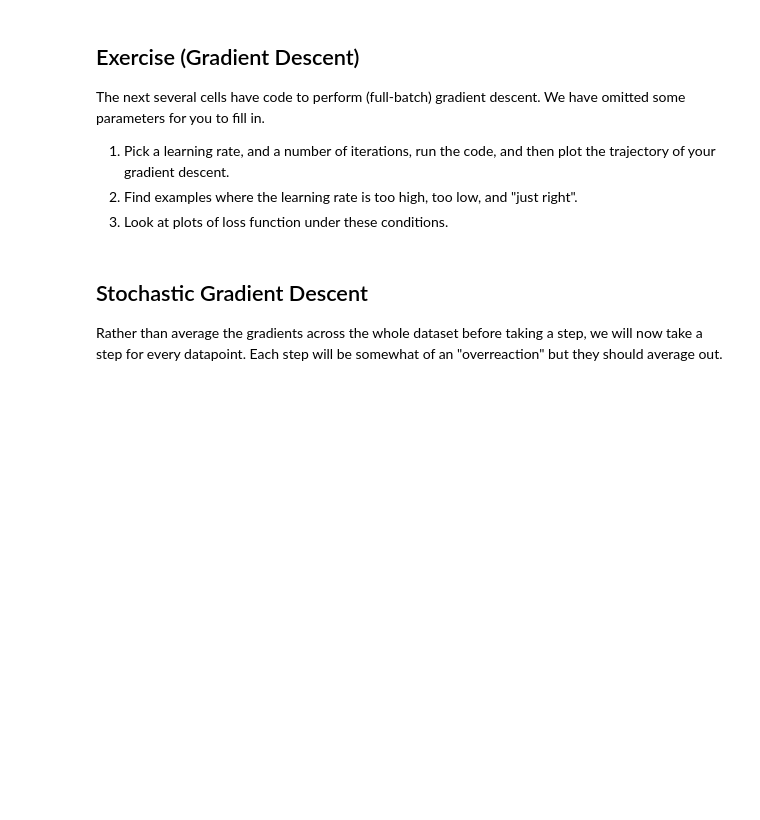
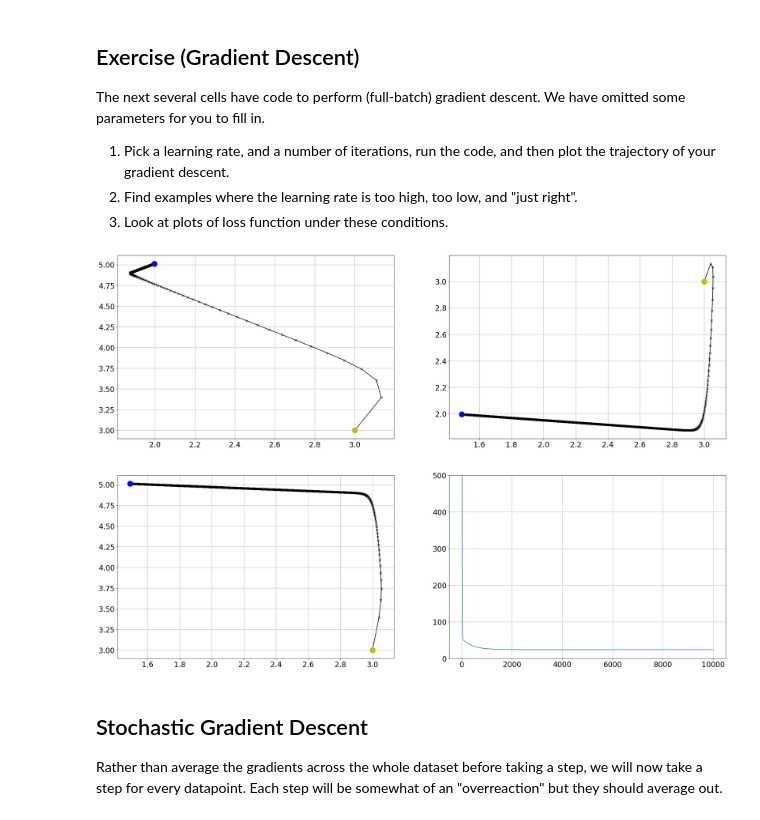
Before and after one commit to ponmak/CS-KU-01418364-65, a Jupyter notebook: lab/01_Grad_descent_linear_reg_HW.ipynb, the cells around one changed output. Saved outputs shown, nothing was run; the diff lists cells and outputs as text; code cells hidden in the pictures; blank space fills up the shorter version.

```diff
--- a/lab/01_Grad_descent_linear_reg_HW.ipynb
+++ b/lab/01_Grad_descent_linear_reg_HW.ipynb
@@ -85,8 +93,8 @@ The next several cells have code to perform (full-batch) gradient descent.  We h
 1. Look at plots of loss function under these conditions.
 # %%
 ## Parameters to play with
-learning_rate = 0.1
-num_iter = 1000
+learning_rate = 0.01
+num_iter = 10000
 theta_initial = np.array([3, 3, 3])
 # %%
 ## Initialization steps
@@ -106,27 +114,36 @@ for i in range(num_iter):
 # %%
 ## Plot the results - it is a 3d parameter space - we plot 2d slices
 ## Green is starting point and blue is ending point
 plt.figure(figsize = (30, 20))
 plt.rcParams['xtick.labelsize'] = plt.rcParams['ytick.labelsize'] = 20
 plt.rcParams['legend.fontsize'] = 20
-plt.subplot(2, 2, 1)
+
+ax = plt.subplot(2, 2, 1)
 plt.plot(theta_path[:, 1], theta_path[:, 2], 'k-x')
 plt.plot(theta_path[0, 1], theta_path[0, 2], 'yo', markersize=15)
 plt.plot(theta_path[-1, 1], theta_path[-1, 2], 'bo', markersize=15)
-plt.subplot(2, 2, 2)
+plt.grid(True)
+
+ax = plt.subplot(2, 2, 2)
 plt.plot(theta_path[:, 0], theta_path[:, 1], 'k-x')
 plt.plot(theta_path[0, 0], theta_path[0, 1], 'yo', markersize=15)
 plt.plot(theta_path[-1, 0], theta_path[-1, 1], 'bo', markersize=15)
-plt.subplot(2,2,3)
+plt.grid(True)
+
+ax = plt.subplot(2,2,3)
 plt.plot(theta_path[:, 0], theta_path[:, 2], 'k-x')
 plt.plot(theta_path[0, 0], theta_path[0, 2], 'yo', markersize=15)
 plt.plot(theta_path[-1, 0], theta_path[-1, 2], 'bo', markersize=15)
+plt.grid(True)
 
-plt.subplot(2, 2, 4)
+ax = plt.subplot(2, 2, 4)
 plt.plot(loss_vec)
 plt.ylim([0, 500])
+plt.grid(True)
 
 ## Plot the loss function
+# %% [output]
+[figure, added]
 # %% [markdown]
 ## Stochastic Gradient Descent
 Rather than average the gradients across the whole dataset before taking a step, we will now take a step for every datapoint.  Each step will be somewhat of an "overreaction" but they should average out.
```
Also changed, not shown: parts of 8 cells of this notebook.
